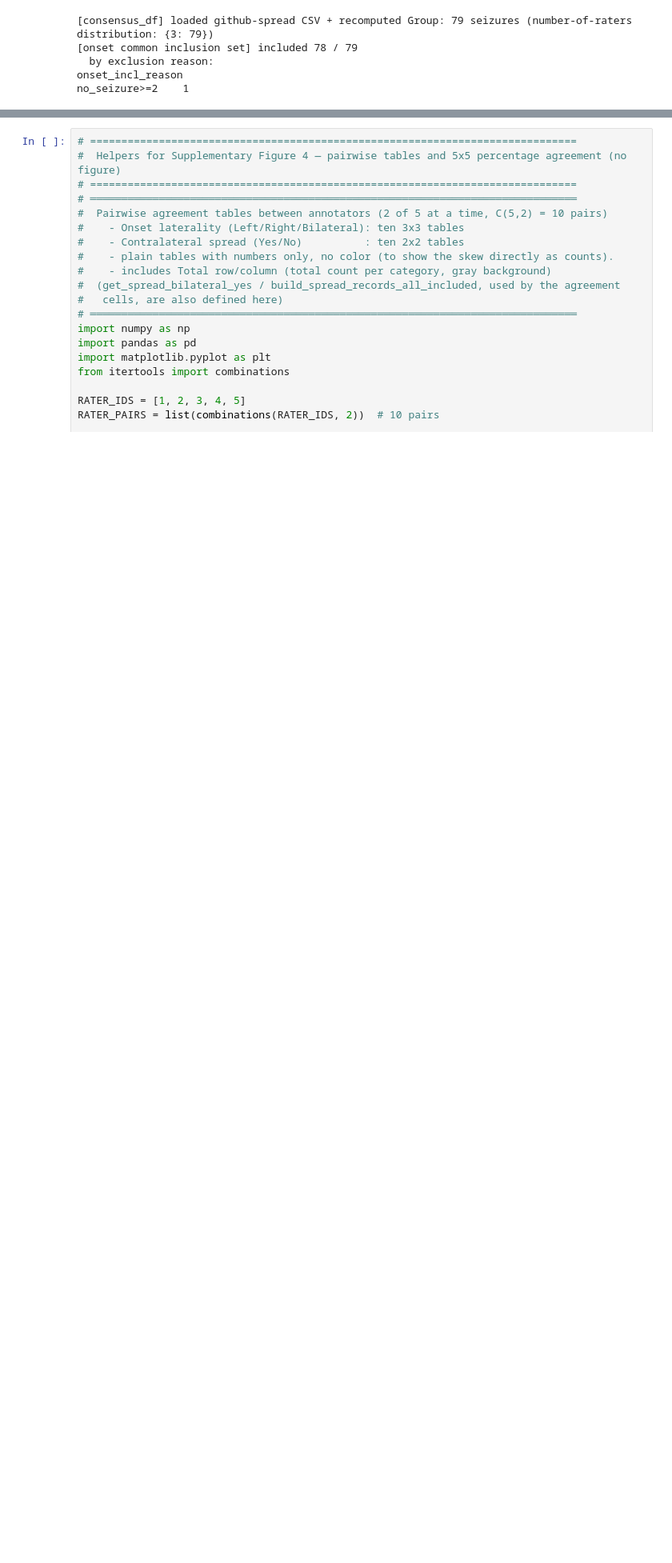
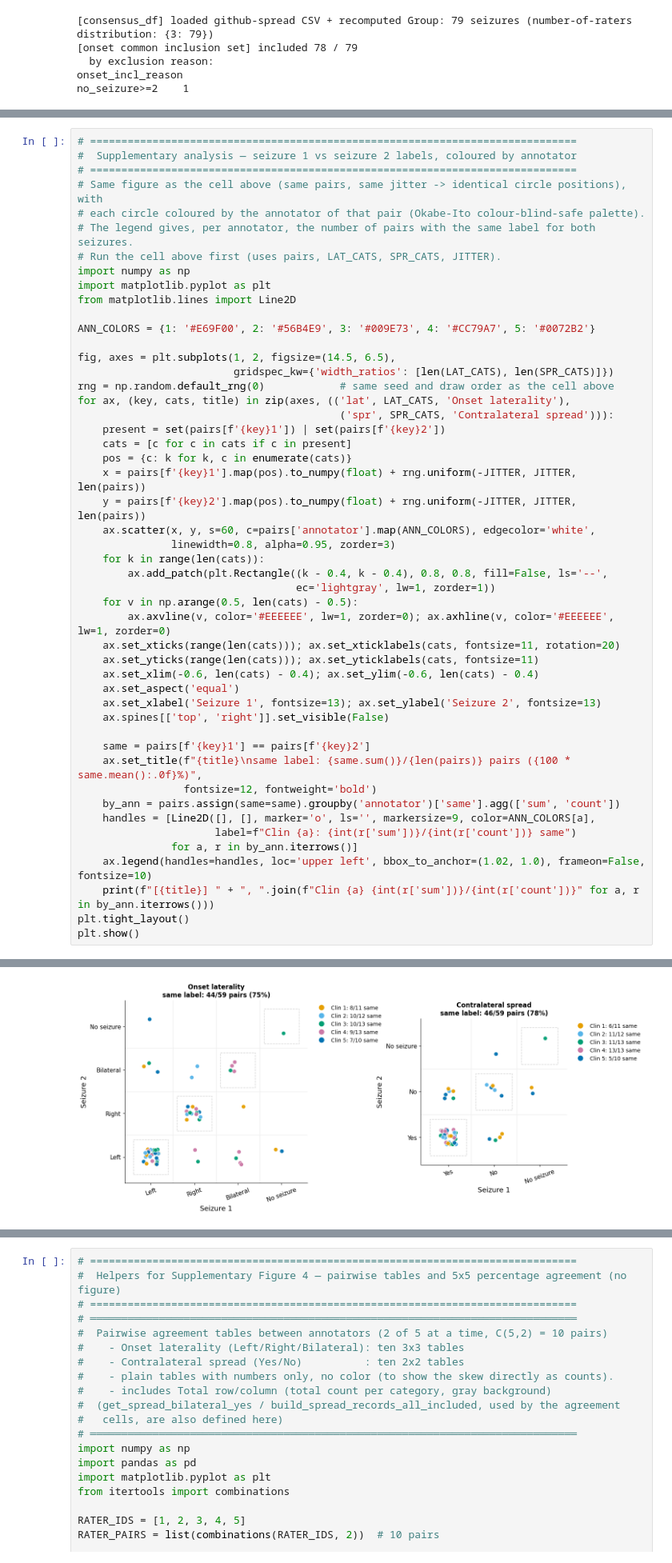
Before and after one commit to penn-cnt/scalp_seizure_annotation, a Jupyter notebook: code/supplement_figure.ipynb, the cells around one changed output, grey strips where cells are left out. Shown at 80% size. Drawn from its saved outputs; the diff is of its cells as text; blank space fills up the shorter version.

```diff
--- a/code/supplement_figure.ipynb
+++ b/code/supplement_figure.ipynb
@@ -389,0 +524,50 @@ Contralateral spread: 78 seizures, 48 patients
+# %%
+# ==============================================================================
+#  Supplementary analysis — seizure 1 vs seizure 2 labels, coloured by annotator
+# ==============================================================================
+# Same figure as the cell above (same pairs, same jitter -> identical circle positions), with
+# each circle coloured by the annotator of that pair (Okabe-Ito colour-blind-safe palette).
+# The legend gives, per annotator, the number of pairs with the same label for both seizures.
+# Run the cell above first (uses pairs, LAT_CATS, SPR_CATS, JITTER).
+import numpy as np
+import matplotlib.pyplot as plt
+from matplotlib.lines import Line2D
+
+ANN_COLORS = {1: '#E69F00', 2: '#56B4E9', 3: '#009E73', 4: '#CC79A7', 5: '#0072B2'}
+
+fig, axes = plt.subplots(1, 2, figsize=(14.5, 6.5),
+                         gridspec_kw={'width_ratios': [len(LAT_CATS), len(SPR_CATS)]})
+rng = np.random.default_rng(0)            # same seed and draw order as the cell above
+for ax, (key, cats, title) in zip(axes, (('lat', LAT_CATS, 'Onset laterality'),
+                                          ('spr', SPR_CATS, 'Contralateral spread'))):
+    present = set(pairs[f'{key}1']) | set(pairs[f'{key}2'])
+    cats = [c for c in cats if c in present]
+    pos = {c: k for k, c in enumerate(cats)}
+    x = pairs[f'{key}1'].map(pos).to_numpy(float) + rng.uniform(-JITTER, JITTER, len(pairs))
+    y = pairs[f'{key}2'].map(pos).to_numpy(float) + rng.uniform(-JITTER, JITTER, len(pairs))
+    ax.scatter(x, y, s=60, c=pairs['annotator'].map(ANN_COLORS), edgecolor='white',
+               linewidth=0.8, alpha=0.95, zorder=3)
+    for k in range(len(cats)):
+        ax.add_patch(plt.Rectangle((k - 0.4, k - 0.4), 0.8, 0.8, fill=False, ls='--',
+                                   ec='lightgray', lw=1, zorder=1))
+    for v in np.arange(0.5, len(cats) - 0.5):
+        ax.axvline(v, color='#EEEEEE', lw=1, zorder=0); ax.axhline(v, color='#EEEEEE', lw=1, zorder=0)
+    ax.set_xticks(range(len(cats))); ax.set_xticklabels(cats, fontsize=11, rotation=20)
+    ax.set_yticks(range(len(cats))); ax.set_yticklabels(cats, fontsize=11)
+    ax.set_xlim(-0.6, len(cats) - 0.4); ax.set_ylim(-0.6, len(cats) - 0.4)
+    ax.set_aspect('equal')
+    ax.set_xlabel('Seizure 1', fontsize=13); ax.set_ylabel('Seizure 2', fontsize=13)
+    ax.spines[['top', 'right']].set_visible(False)
+
+    same = pairs[f'{key}1'] == pairs[f'{key}2']
+    ax.set_title(f"{title}\nsame label: {same.sum()}/{len(pairs)} pairs ({100 * same.mean():.0f}%)",
+                 fontsize=12, fontweight='bold')
+    by_ann = pairs.assign(same=same).groupby('annotator')['same'].agg(['sum', 'count'])
+    handles = [Line2D([], [], marker='o', ls='', markersize=9, color=ANN_COLORS[a],
+                      label=f"Clin {a}: {int(r['sum'])}/{int(r['count'])} same")
+               for a, r in by_ann.iterrows()]
+    ax.legend(handles=handles, loc='upper left', bbox_to_anchor=(1.02, 1.0), frameon=False, fontsize=10)
+    print(f"[{title}] " + ", ".join(f"Clin {a} {int(r['sum'])}/{int(r['count'])}" for a, r in by_ann.iterrows()))
+plt.tight_layout()
+plt.show()
+# %% [output]
@@ -389,0 +576 @@ Contralateral spread: 78 seizures, 48 patients
+[figure, added]
```
Also changed, not shown: parts of 6 cells of this notebook, 3 other files.
